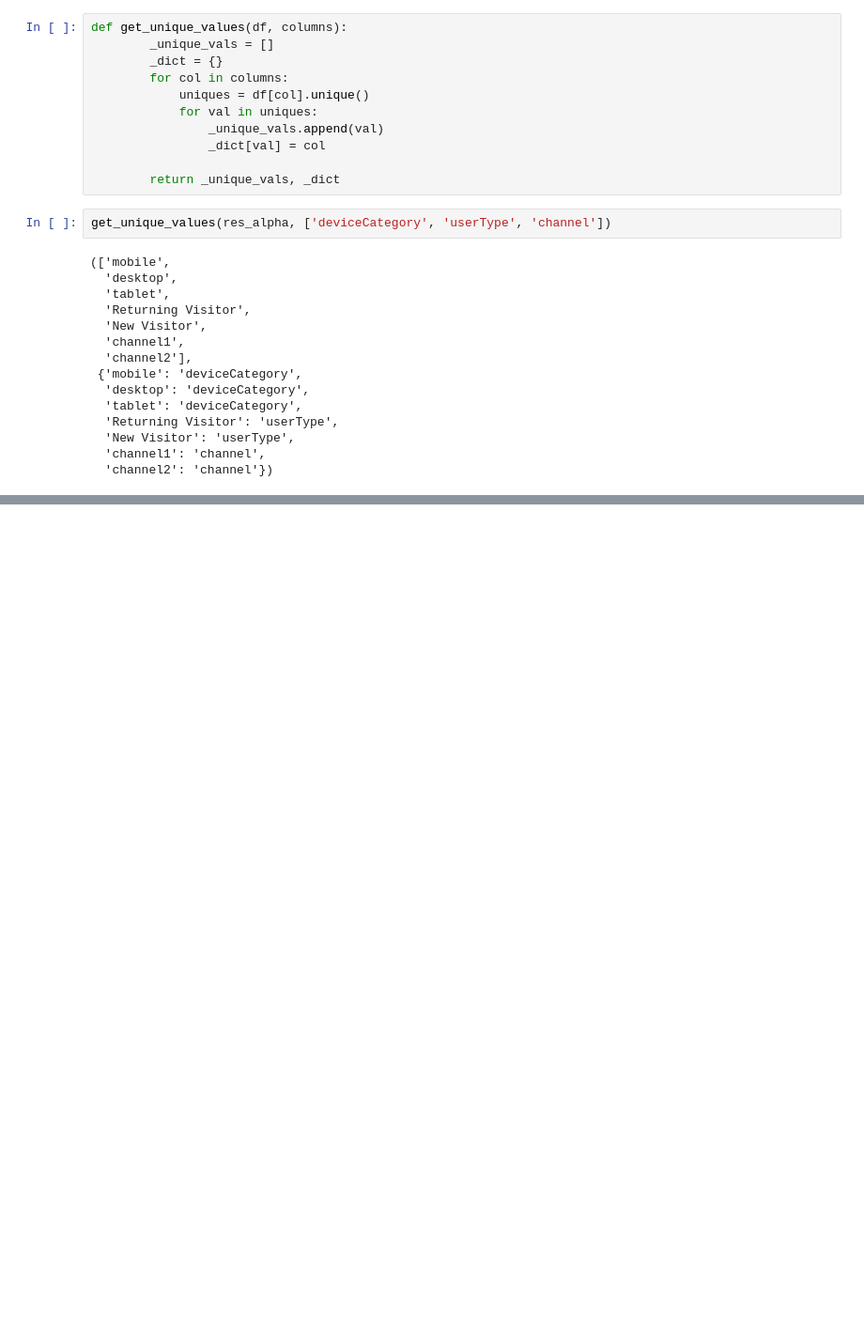
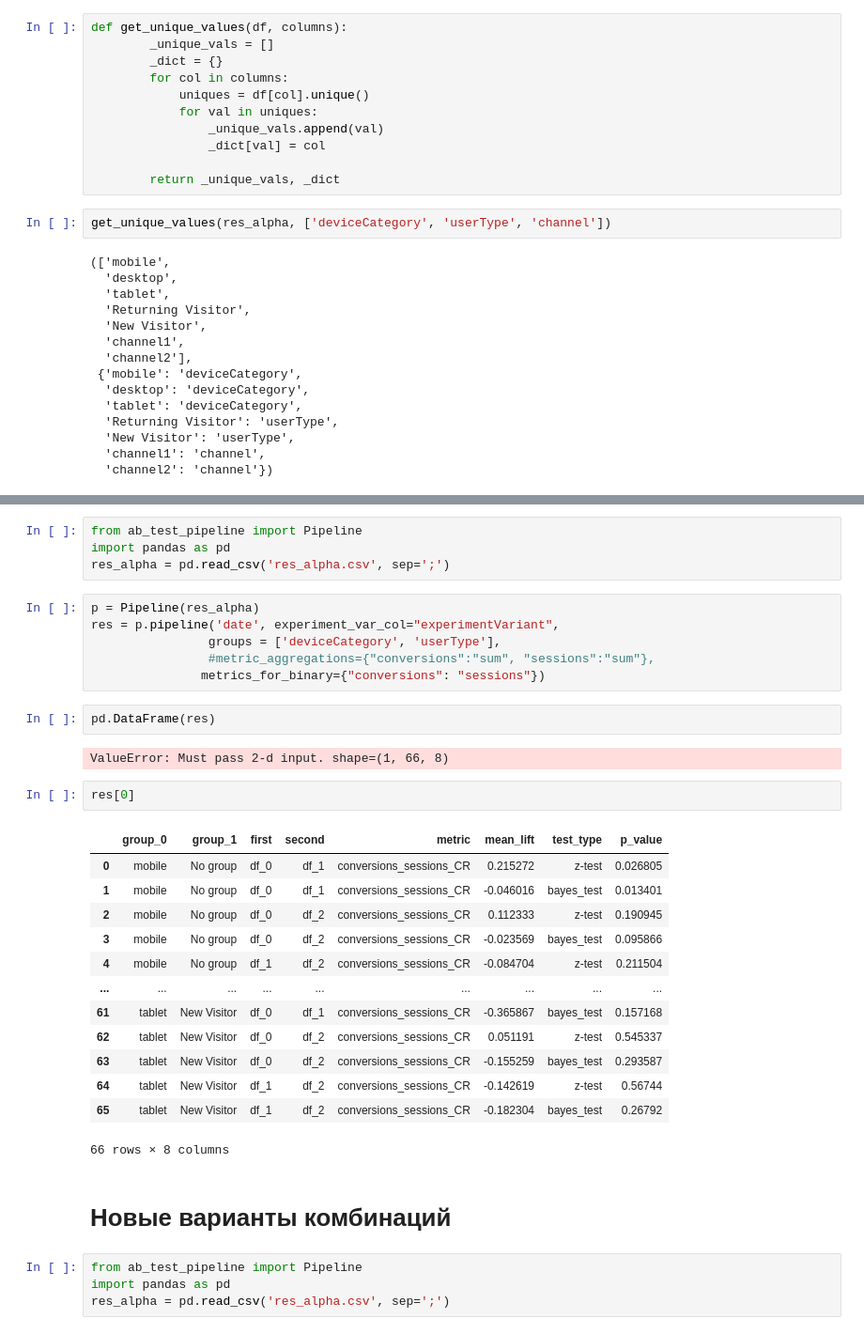
Before and after one commit to realweb-msk/RwAB, a Jupyter notebook: test.ipynb, the cells around one changed output, grey strips where cells are left out. Shown at 94% size. Cells and saved outputs as stored; diff of their text form; blank space fills up the shorter version.

```diff
--- a/test.ipynb
+++ b/test.ipynb
@@ -230,0 +467,36 @@ compute_combinations(
+# %%
+from ab_test_pipeline import Pipeline
+import pandas as pd
+res_alpha = pd.read_csv('res_alpha.csv', sep=';')
+# %%
+p = Pipeline(res_alpha)
+res = p.pipeline('date', experiment_var_col="experimentVariant",
+                groups = ['deviceCategory', 'userType'],
+                #metric_aggregations={"conversions":"sum", "sessions":"sum"},
+               metrics_for_binary={"conversions": "sessions"})
+# %%
+pd.DataFrame(res)
+# %% [output]
+ValueError: Must pass 2-d input. shape=(1, 66, 8)
+# %%
+res[0]
+# %% [output]
+|  | group_0 | group_1 | first | second | metric | mean_lift | test_type | p_value |
+| 0 | mobile | No group | df_0 | df_1 | conversions_sessions_CR | 0.215272 | z-test | 0.026805 |
+| 1 | mobile | No group | df_0 | df_1 | conversions_sessions_CR | -0.046016 | bayes_test | 0.013401 |
+| 2 | mobile | No group | df_0 | df_2 | conversions_sessions_CR | 0.112333 | z-test | 0.190945 |
+| 3 | mobile | No group | df_0 | df_2 | conversions_sessions_CR | -0.023569 | bayes_test | 0.095866 |
+| 4 | mobile | No group | df_1 | df_2 | conversions_sessions_CR | -0.084704 | z-test | 0.211504 |
+| ... | ... | ... | ... | ... | ... | ... | ... | ... |
+| 61 | tablet | New Visitor | df_0 | df_1 | conversions_sessions_CR | -0.365867 | bayes_test | 0.157168 |
+| 62 | tablet | New Visitor | df_0 | df_2 | conversions_sessions_CR | 0.051191 | z-test | 0.545337 |
+| 63 | tablet | New Visitor | df_0 | df_2 | conversions_sessions_CR | -0.155259 | bayes_test | 0.293587 |
+| 64 | tablet | New Visitor | df_1 | df_2 | conversions_sessions_CR | -0.142619 | z-test | 0.56744 |
+| 65 | tablet | New Visitor | df_1 | df_2 | conversions_sessions_CR | -0.182304 | bayes_test | 0.26792 |
+66 rows × 8 columns
+# %% [markdown]
+# Новые варианты комбинаций
+# %%
+from ab_test_pipeline import Pipeline
+import pandas as pd
+res_alpha = pd.read_csv('res_alpha.csv', sep=';')
```
Also changed, not shown: parts of 55 cells of this notebook, 3 other files.
